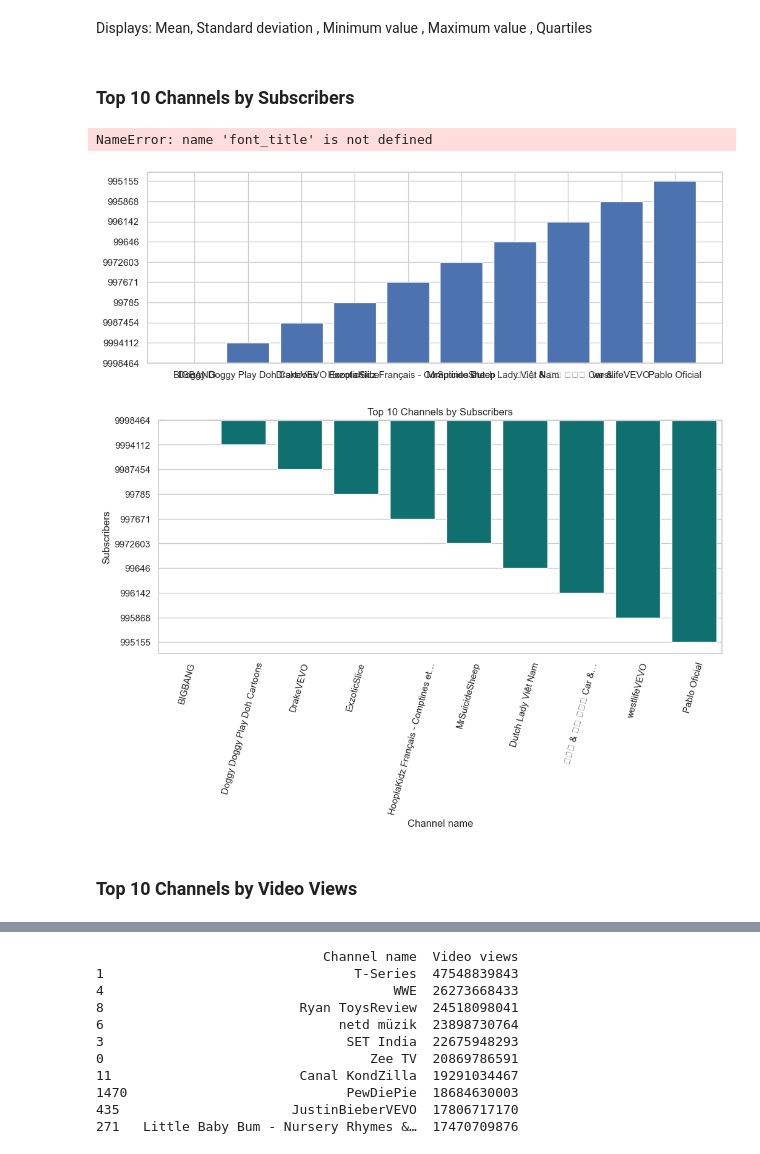
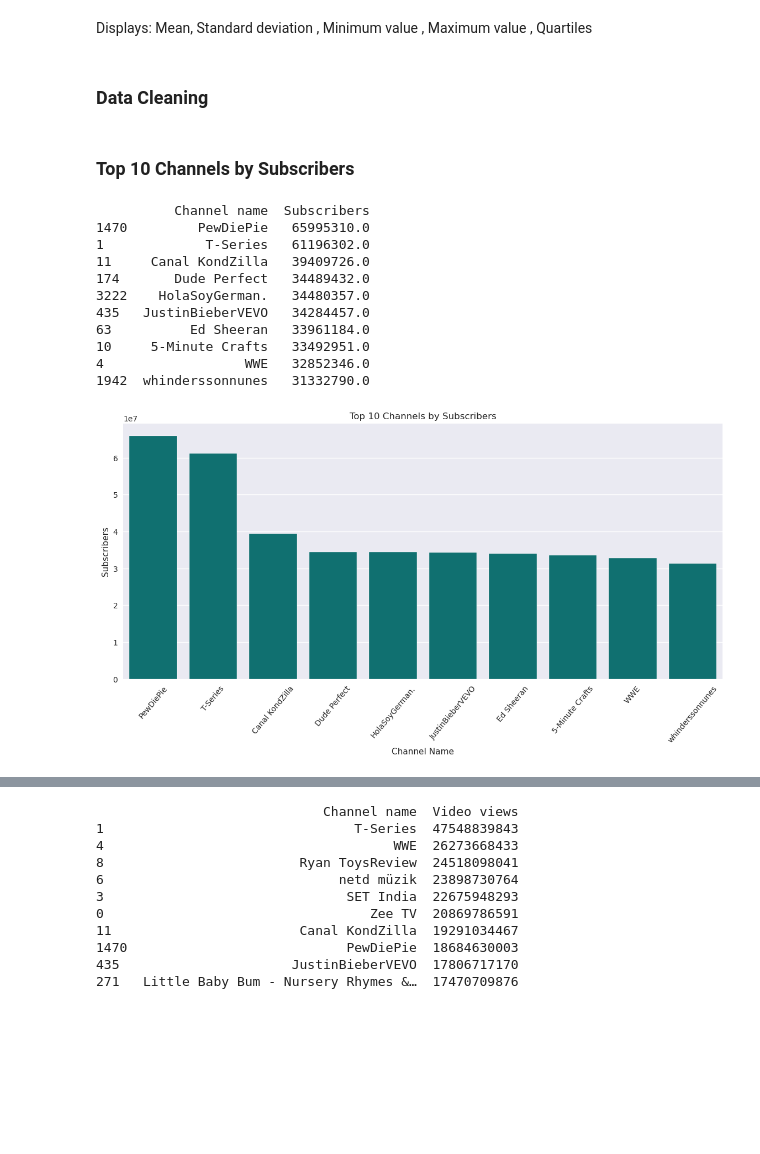
Before and after one commit to abhishekakhand737/Eda-Projects, a Jupyter notebook: 07_Youtube_Eda.ipynb, the cells around one changed output, grey strips where cells are left out. Cells and saved outputs as stored; diff of their text form; code cells hidden in the pictures; blank space fills up the shorter version.

```diff
--- a/07_Youtube_Eda.ipynb
+++ b/07_Youtube_Eda.ipynb
@@ -32,4 +32,10 @@ import pandas as pd
 import numpy as np
 import matplotlib.pyplot as plt
 import seaborn as sns
+import warnings
+import matplotlib.style as style
+style.use('ggplot')
 sns.set(style='whitegrid')
+plt.style.use('seaborn-v0_8')
+warnings.filterwarnings('ignore')
+plt.rcParams['font.family'] = 'DejaVu Sans'
@@ -135,30 +141,39 @@ df.describe()
 | max | 4.754884e+10 |
 # %% [markdown]
 Displays: Mean, Standard deviation , Minimum value , Maximum value , Quartiles
+# %% [markdown]
+### Data Cleaning
+# %%
+df['Subscribers'] = (   df['Subscribers'].astype(str)    .str.replace(',', ''))
+df['Video views'] = (    df['Video views'].astype(str) .str.replace(',', ''))
+df['Video Uploads'] = ( df['Video Uploads'].astype(str).str.replace(',', ''))
+df['Subscribers'] = pd.to_numeric(df['Subscribers'], errors='coerce')
+df['Video views'] = pd.to_numeric(    df['Video views'],errors='coerce')
+df['Video Uploads'] = pd.to_numeric(df['Video Uploads'],errors='coerce')
 # %% [markdown]
 ### Top 10 Channels by Subscribers
 # %%
-top_subs = df.sort_values(by='Subscribers', ascending=False).head(10)
-plt.figure(figsize=(12,4))
-plt.bar(top_subs['Channel name'], top_subs['Subscribers'])
-plt.title("Top 10 YouTube Channels by Subscribers",fontdict=font_title)
-plt.xlabel("Channel Name",fontdict=font_labels)
-plt.ylabel("Subscribers",fontdict=font_labels)
-plt.xticks(rotation=45)
-plt.show()
+top_subscribers = df.sort_values( by='Subscribers', ascending=False).head(10)
+print(top_subscribers[    ['Channel name', 'Subscribers']])
 # %% [output]
-NameError: name 'font_title' is not defined
+          Channel name  Subscribers
+1470         PewDiePie   65995310.0
+1             T-Series   61196302.0
+11     Canal KondZilla   39409726.0
+174       Dude Perfect   34489432.0
+3222    HolaSoyGerman.   34480357.0
+435   JustinBieberVEVO   34284457.0
+63          Ed Sheeran   33961184.0
+10     5-Minute Crafts   33492951.0
+4                  WWE   32852346.0
+1942  whinderssonnunes   31332790.0
-[figure, removed]
 # %%
-plt.figure(figsize=(12,5))
-sns.barplot(
-    x='Channel name',
-    y='Subscribers',
-    data=top_subscribers,color='teal')
+plt.figure(figsize=(14,6))
+sns.barplot(y='Subscribers',  x='Channel name',  data=top_subscribers,color='teal')
 plt.title("Top 10 Channels by Subscribers")
-plt.xticks(rotation=75)
+plt.xlabel("Channel Name")
+plt.ylabel("Subscribers")
+plt.xticks(rotation=50)
 plt.show()
 # %% [output]
-[figure, old version]
+[figure, new version]
-# %% [markdown]
-### Top 10 Channels by Video Views
```
Also changed, not shown: parts of 68 cells of this notebook.
